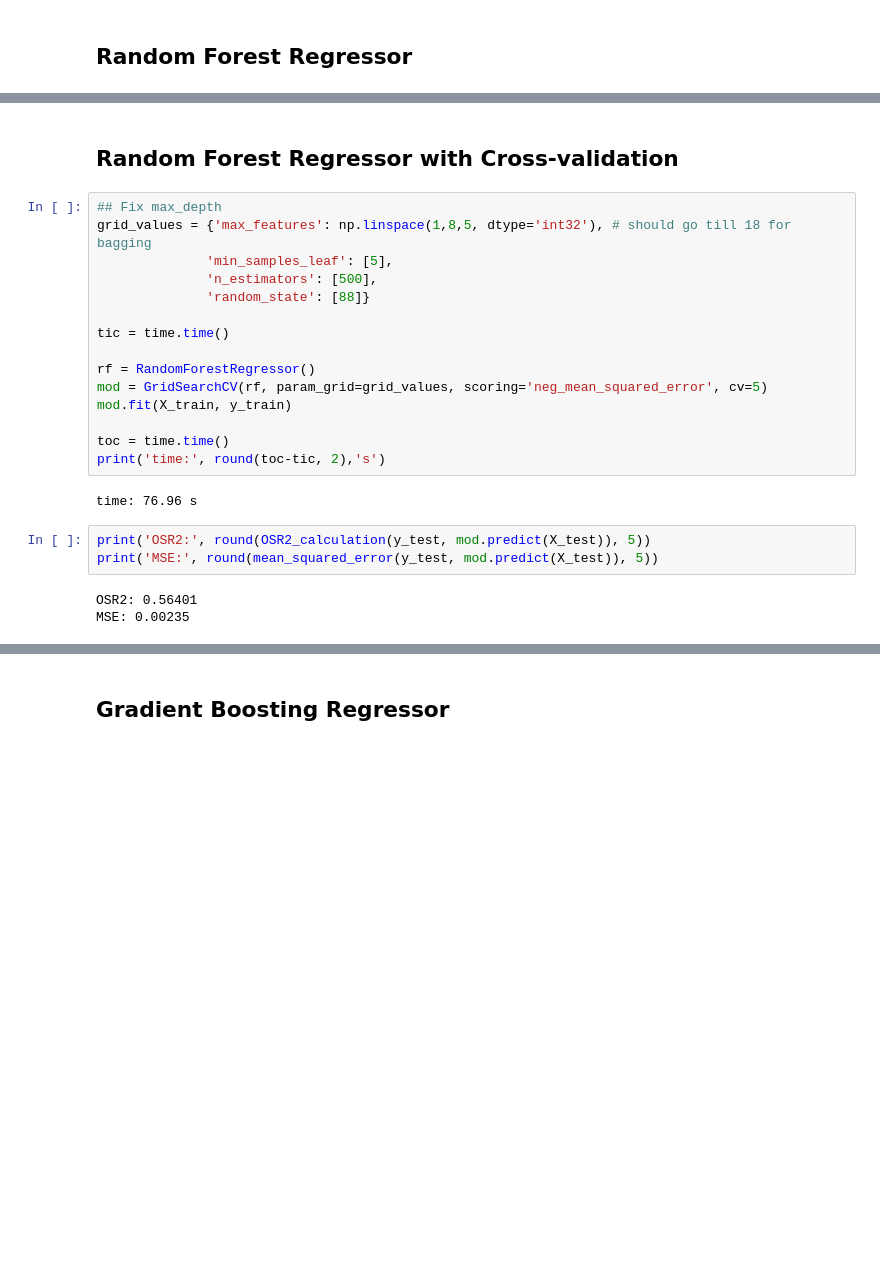
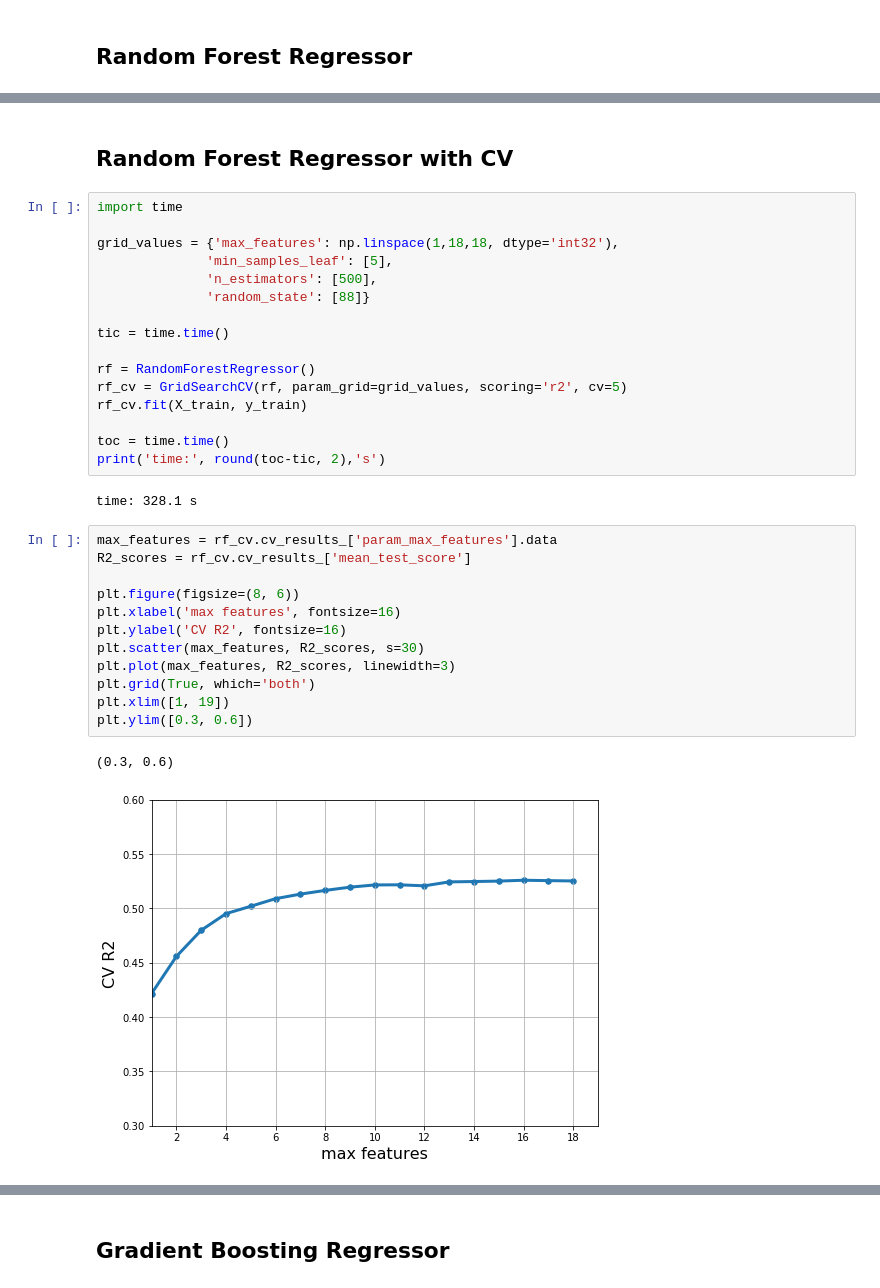
Before and after one commit to paulgrigas/IEOR-142-242-Python-Project, a Jupyter notebook: Lab 5/New_Lab5_v1.ipynb, the cells around one changed output, grey strips where cells are left out. Drawn from its saved outputs; the diff is of its cells as text; blank space fills up the shorter version.

```diff
--- a/Lab 5/New_Lab5_v1.ipynb
+++ b/Lab 5/New_Lab5_v1.ipynb
@@ -122,8 +142,9 @@ MSE: 0.00235
 # %% [markdown]
-## Random Forest Regressor with Cross-validation
+## Random Forest Regressor with CV
 # %%
-## Fix max_depth
-grid_values = {'max_features': np.linspace(1,8,5, dtype='int32'), # should go till 18 for bagging
+import time
+
+grid_values = {'max_features': np.linspace(1,18,18, dtype='int32'),
               'min_samples_leaf': [5],
               'n_estimators': [500],
               'random_state': [88]}
@@ -131,16 +152,25 @@ grid_values = {'max_features': np.linspace(1,8,5, dtype='int32'), # should go ti
 tic = time.time()
 
 rf = RandomForestRegressor()
-mod = GridSearchCV(rf, param_grid=grid_values, scoring='neg_mean_squared_error', cv=5)
-mod.fit(X_train, y_train)
+rf_cv = GridSearchCV(rf, param_grid=grid_values, scoring='r2', cv=5)
+rf_cv.fit(X_train, y_train)
 
 toc = time.time()
 print('time:', round(toc-tic, 2),'s')
 # %% [output]
-time: 76.96 s
+time: 328.1 s
-# %%
-print('OSR2:', round(OSR2_calculation(y_test, mod.predict(X_test)), 5))
-print('MSE:', round(mean_squared_error(y_test, mod.predict(X_test)), 5))
-# %% [output]
-OSR2: 0.56401
-MSE: 0.00235
+# %%
+max_features = rf_cv.cv_results_['param_max_features'].data
+R2_scores = rf_cv.cv_results_['mean_test_score']
+
+plt.figure(figsize=(8, 6))
+plt.xlabel('max features', fontsize=16)
+plt.ylabel('CV R2', fontsize=16)
+plt.scatter(max_features, R2_scores, s=30)
+plt.plot(max_features, R2_scores, linewidth=3)
+plt.grid(True, which='both')
+plt.xlim([1, 19])
+plt.ylim([0.3, 0.6])
+# %% [output]
+(0.3, 0.6)
+[figure, added]
```
Also changed, not shown: parts of 63 cells of this notebook.
